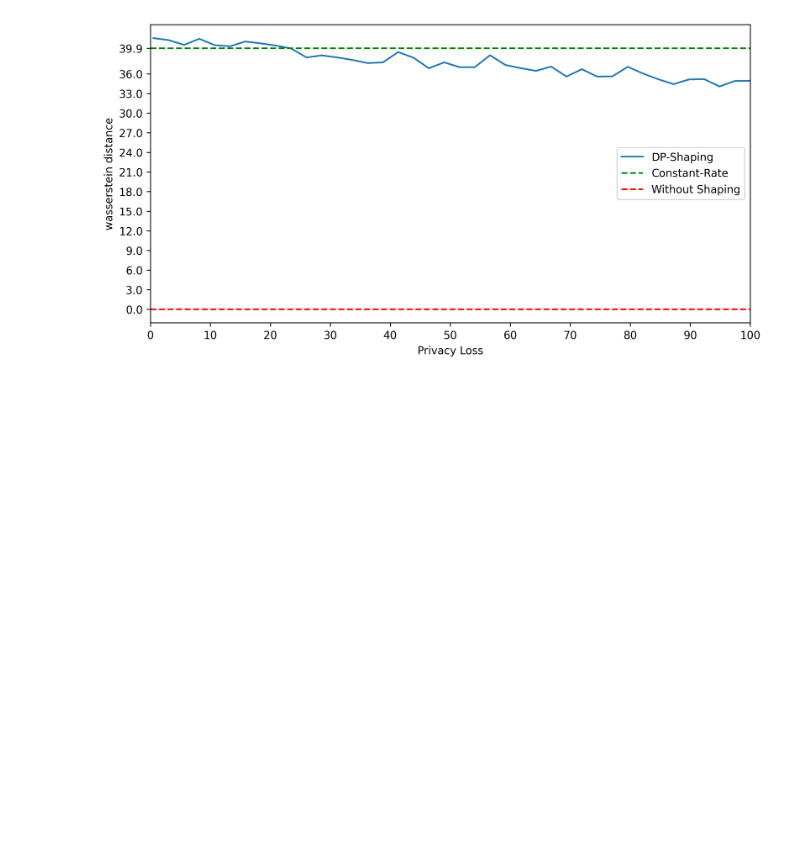
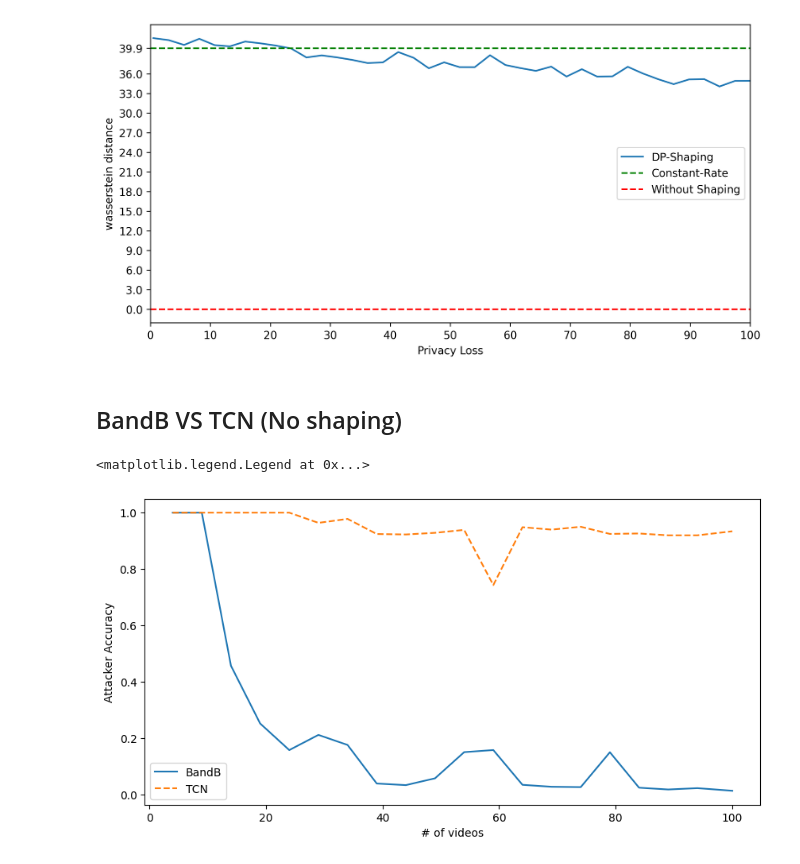
Before and after one commit to ubc-systopia/netshaper, a Jupyter notebook: simulator/plotting.ipynb, the cells around one changed output. Cells and saved outputs as stored; diff of their text form; code cells hidden in the pictures; blank space fills up the shorter version.

```diff
--- a/simulator/plotting.ipynb
+++ b/simulator/plotting.ipynb
@@ -96,3 +98,20 @@ plt.legend()
 [443.68078049571835, 76.12877192171312, 43.36956997370906, 31.46737692795312, 24.78577810789401, 20.79789190657566, 17.900280404242846, 15.887550051130368, 14.254207952398309, 12.915190697839698, 11.7 ...
 <matplotlib.legend.Legend at 0x...>
 [figure]
+# %% [markdown]
+## BandB VS TCN (No shaping)
+# %%
+data_dir = '/home/ubuntu/results/BandB_vs_TCN_(2023-03-07_19-07)/baseline_results.pkl'
+data = pickle.load(open(data_dir, 'rb'))
+BandB_acc = data['BandB_accuracy']
+TCN_acc = data['TCN_accuracy']
+class_num = data['classes_num']
+plt.figure(dpi=100, figsize=(10,5))
+plt.plot(class_num, BandB_acc,label='BandB')
+plt.plot(class_num, TCN_acc, '--', label='TCN')
+plt.xlabel('# of videos')
+plt.ylabel('Attacker Accuracy')
+plt.legend()
+# %% [output]
+<matplotlib.legend.Legend at 0x...>
+[figure, added]
```
Also changed, not shown: parts of 3 cells of this notebook, 12 other files.
